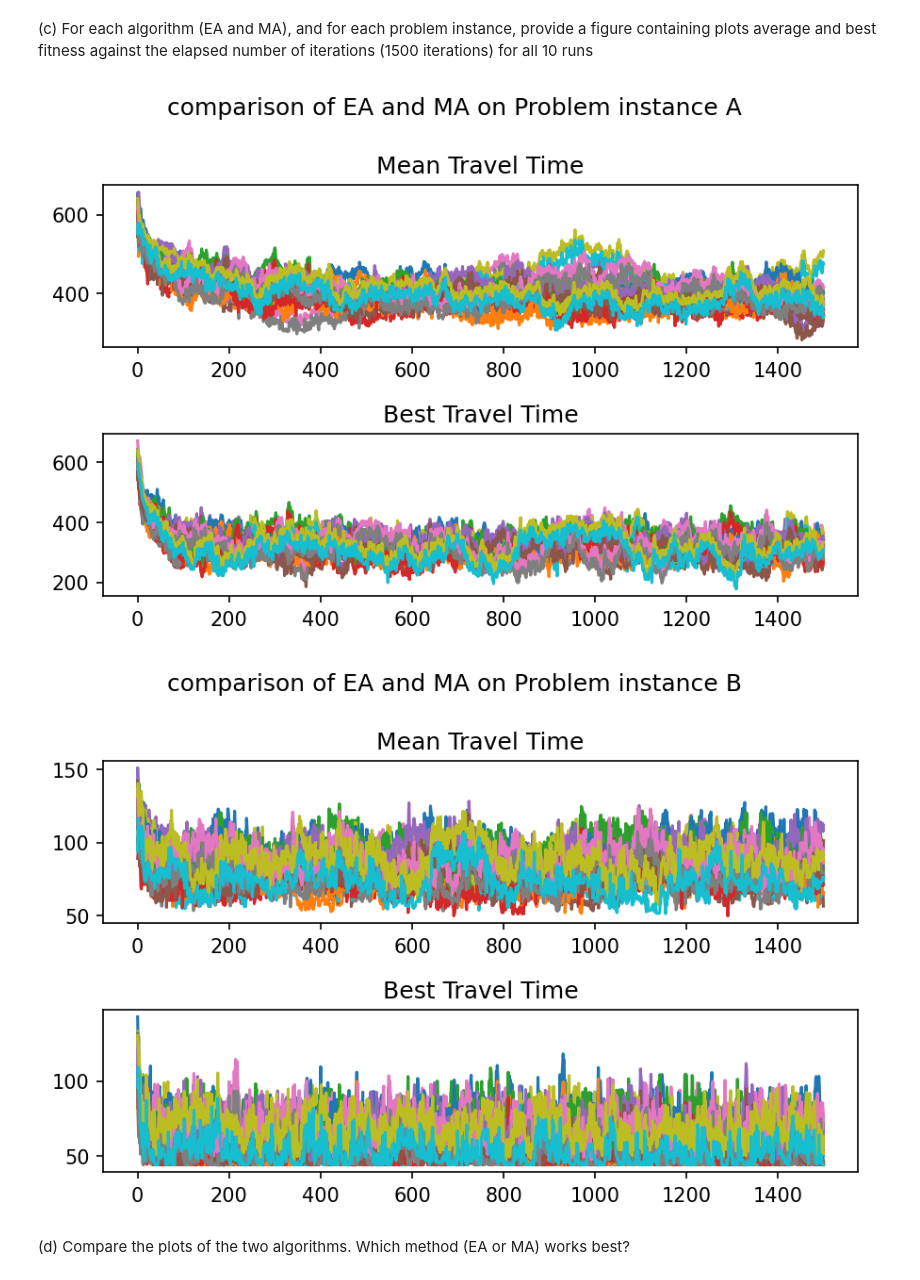
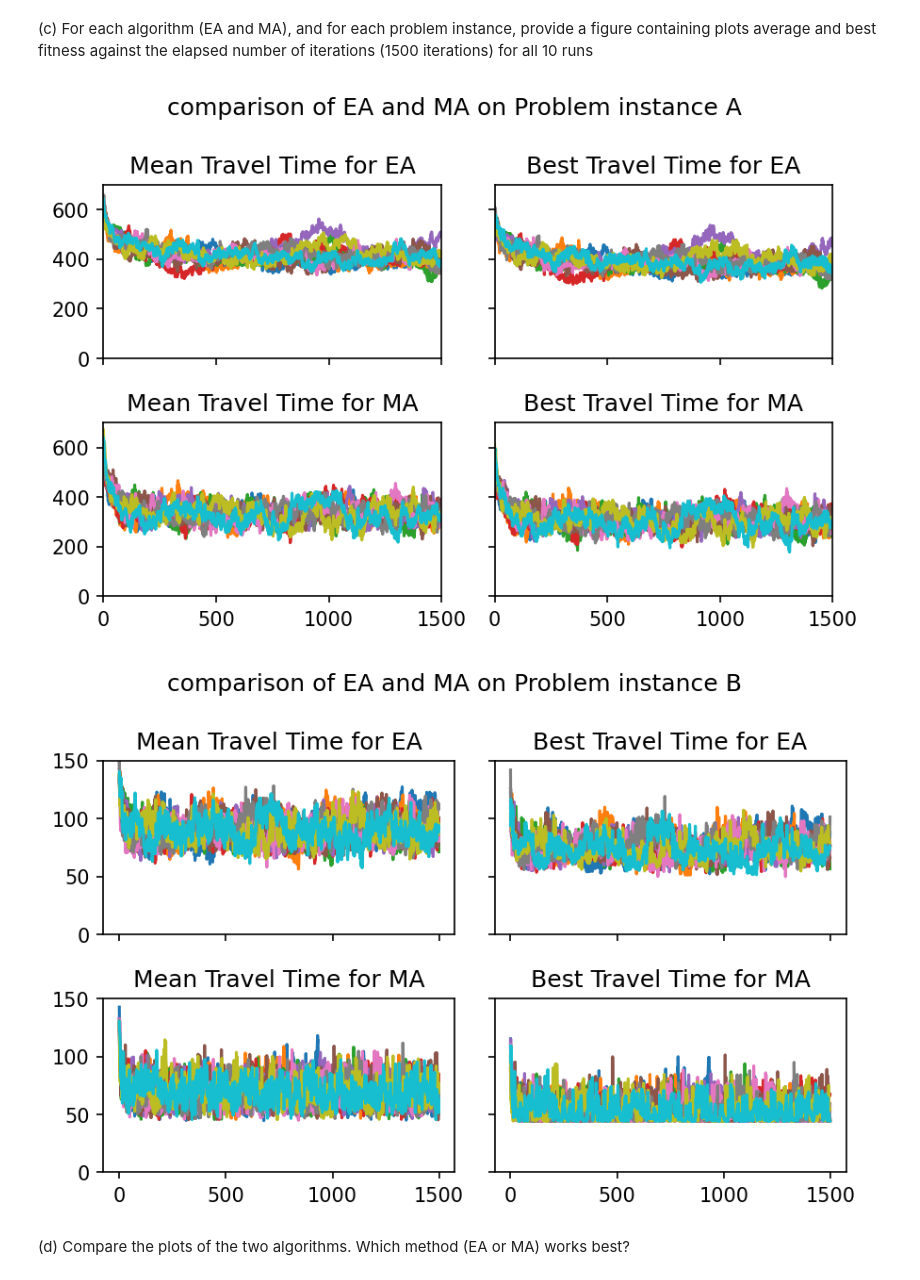
Before and after one commit to JanSchering/natural_computing, a Jupyter notebook: assignment_1/Ex6.ipynb, the cells around one changed output. Cells and saved outputs as stored; diff of their text form; code cells hidden in the pictures.

```diff
--- a/assignment_1/Ex6.ipynb
+++ b/assignment_1/Ex6.ipynb
@@ -334,34 +334,41 @@ figure containing plots average and best fitness against the elapsed number of
 iterations (1500 iterations) for all 10 runs
 # %%
 # Plot comparison of EA and MA on Problem instance A
-fig, axs = plt.subplots(2, facecolor='w')
+fig, axs = plt.subplots(2, 2, facecolor='w', sharex=True, sharey=True)
+plt.xlim(0, 1500)
+plt.ylim(0, 700)
 for i in range(10):
-    axs[0].plot(np.arange(max_gens), [stat[0] for stat in a_EA_stats[i]])
-    axs[0].plot(np.arange(max_gens), [stat[2] for stat in a_EA_stats[i]])
-    axs[1].plot(np.arange(max_gens), [stat[0] for stat in a_MA_stats[i]])
-    axs[1].plot(np.arange(max_gens), [stat[2] for stat in a_MA_stats[i]])
-axs[0].title.set_text("Mean Travel Time")
-axs[1].title.set_text("Best Travel Time")
+    axs[0][0].plot(np.arange(max_gens), [stat[0] for stat in a_EA_stats[i]])
+    axs[0][1].plot(np.arange(max_gens), [stat[2] for stat in a_EA_stats[i]])
+    axs[1][0].plot(np.arange(max_gens), [stat[0] for stat in a_MA_stats[i]])
+    axs[1][1].plot(np.arange(max_gens), [stat[2] for stat in a_MA_stats[i]])
+axs[0][0].title.set_text("Mean Travel Time for EA")
+axs[0][1].title.set_text("Best Travel Time for EA")
+axs[1][0].title.set_text("Mean Travel Time for MA")
+axs[1][1].title.set_text("Best Travel Time for MA")
 fig.suptitle("comparison of EA and MA on Problem instance A")
 fig.tight_layout()
 fig.set_dpi(150)
 # %% [output]
-[figure, old version]
+[figure, new version]
 # %%
 # Plot comparison of EA and MA on Problem instance B
-fig, axs = plt.subplots(2, facecolor='w')
+fig, axs = plt.subplots(2,2, facecolor='w', sharex=True, sharey=True)
+plt.ylim(0,150)
 for i in range(10):
-    axs[0].plot(np.arange(max_gens), [stat[0] for stat in b_EA_stats[i]])
-    axs[0].plot(np.arange(max_gens), [stat[2] for stat in b_EA_stats[i]])
-    axs[1].plot(np.arange(max_gens), [stat[0] for stat in b_MA_stats[i]])
-    axs[1].plot(np.arange(max_gens), [stat[2] for stat in b_MA_stats[i]])
-axs[0].title.set_text("Mean Travel Time")
-axs[1].title.set_text("Best Travel Time")
+    axs[0][0].plot(np.arange(max_gens), [stat[0] for stat in b_EA_stats[i]])
+    axs[0][1].plot(np.arange(max_gens), [stat[2] for stat in b_EA_stats[i]])
+    axs[1][0].plot(np.arange(max_gens), [stat[0] for stat in b_MA_stats[i]])
+    axs[1][1].plot(np.arange(max_gens), [stat[2] for stat in b_MA_stats[i]])
+axs[0][0].title.set_text("Mean Travel Time for EA")
+axs[0][1].title.set_text("Best Travel Time for EA")
+axs[1][0].title.set_text("Mean Travel Time for MA")
+axs[1][1].title.set_text("Best Travel Time for MA")
 fig.suptitle("comparison of EA and MA on Problem instance B")
 fig.tight_layout()
 fig.set_dpi(150)
 # %% [output]
-[figure, old version]
+[figure, new version]
 # %% [markdown]
 (d) Compare the plots of the two algorithms. Which method (EA or MA) works
 best?
```
Also changed, not shown: parts of 1 cell of this notebook, 1 other file.
